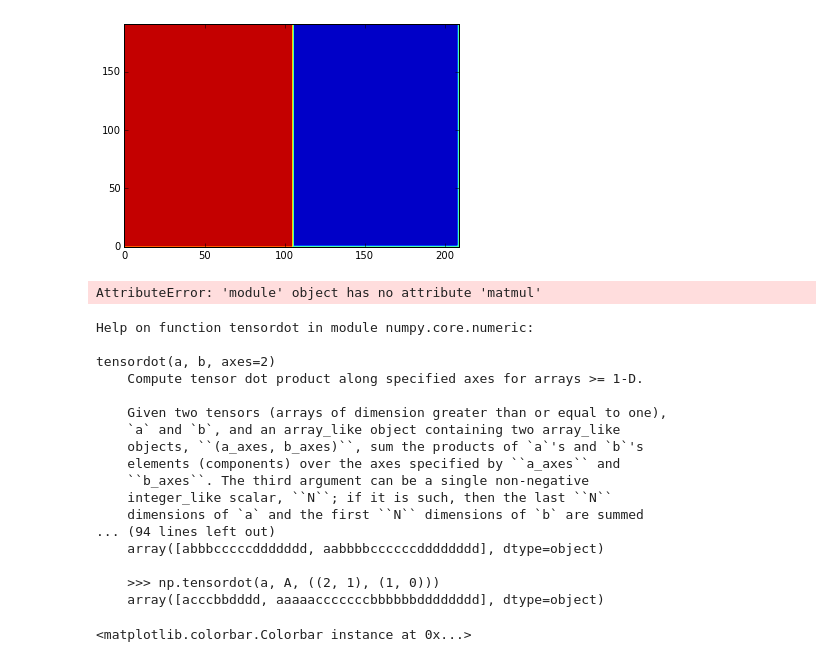
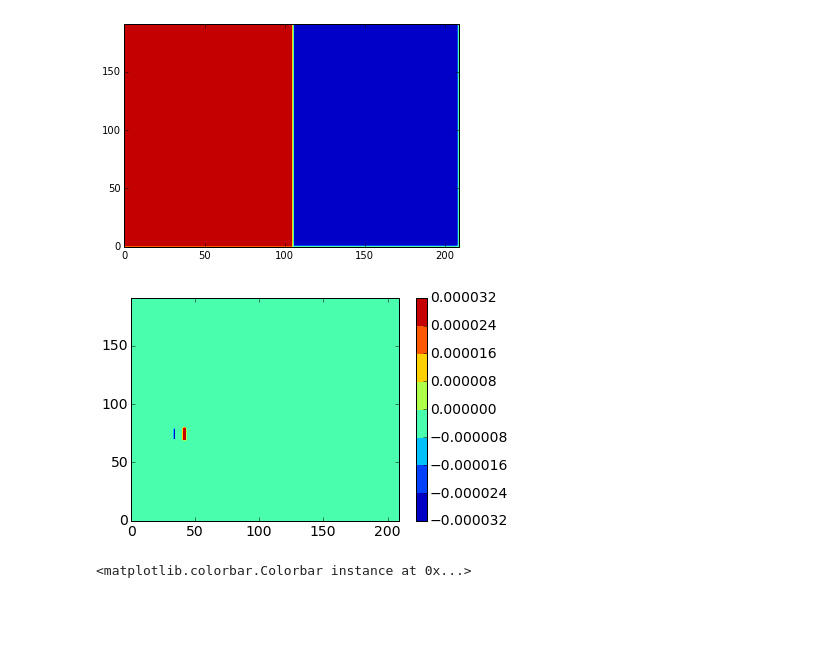
Before and after one commit to AlessandroMozzato/notebooks, a Jupyter notebook: GradientVelocity.ipynb, the cells around one changed output. Drawn from its saved outputs; the diff is of its cells as text; code cells hidden in the pictures; blank space fills up the shorter version.

```diff
--- a/GradientVelocity.ipynb
+++ b/GradientVelocity.ipynb
@@ -310,30 +310,16 @@ for x in range(S1.shape[0]):
 for i in range(10):
     for x in range(S1.shape[0]):
         S1[x,:] = S1[x,:] + np.dot(Sx_comb[x,:,:],S1[x,:])
-# %%
-np.matmul(Sx_comb[:,:,:],S1[:,:], axes=([0,1,2],[0,1]))
-# %% [output]
-AttributeError: 'module' object has no attribute 'matmul'
-# %%
-help(np.tensordot)
-# %% [output]
-Help on function tensordot in module numpy.core.numeric:
-
-tensordot(a, b, axes=2)
-    Compute tensor dot product along specified axes for arrays >= 1-D.
-
-    Given two tensors (arrays of dimension greater than or equal to one),
-    `a` and `b`, and an array_like object containing two array_like
-    objects, ``(a_axes, b_axes)``, sum the products of `a`'s and `b`'s
-    elements (components) over the axes specified by ``a_axes`` and
-    ``b_axes``. The third argument can be a single non-negative
-    integer_like scalar, ``N``; if it is such, then the last ``N``
-    dimensions of `a` and the first ``N`` dimensions of `b` are summed
-... (94 lines left out)
-    array([abbbcccccddddddd, aabbbbccccccdddddddd], dtype=object)
-
-    >>> np.tensordot(a, A, ((2, 1), (1, 0)))
-    array([acccbbdddd, aaaaacccccccbbbbbbdddddddd], dtype=object)
+# %%
+S1 = np.array(S0)
+S2 = np.array(S0)
+for x in range(S1.shape[0]):
+    S2[x,:] = np.dot(Sx_comb[x,:,:],S1[x,:])
+    if x == 100:
+        plt.contourf(S2)
+        plt.colorbar()
+# %% [output]
+[figure, added]
 # %%
 plt.imshow(np.dot(Sx_comb[190,:,:],S1[190,:]))
 plt.colorbar()
```
Also changed, not shown: 1 other file.
